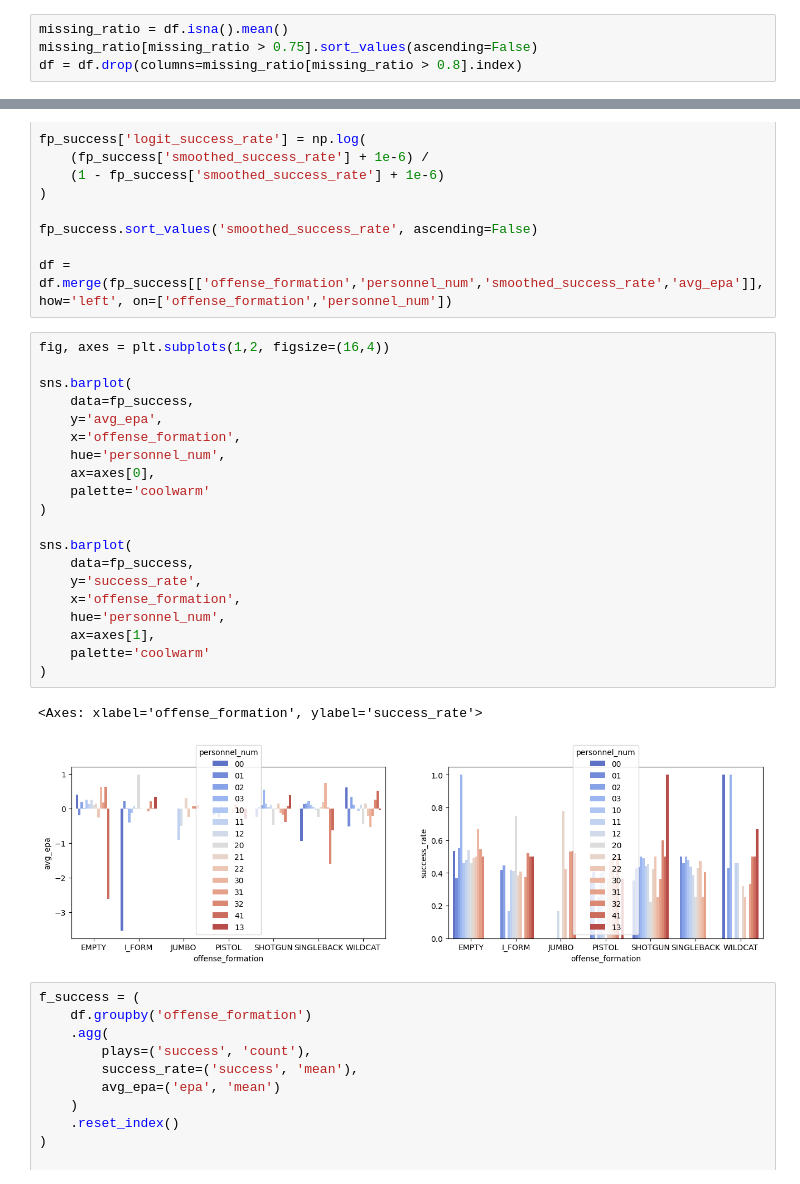
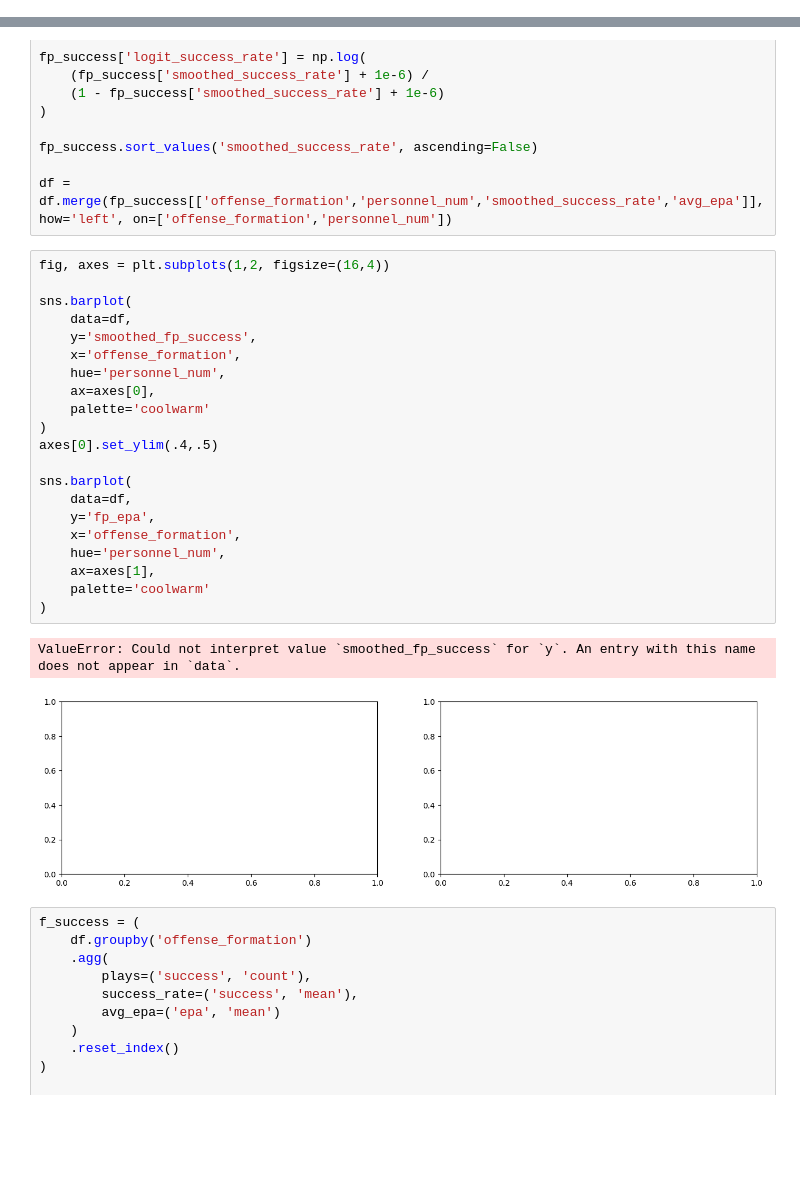
Before and after one commit to colin-seiler/NFL_SuccessWatch, a Jupyter notebook: notebooks/eda3.ipynb, the cells around one changed output, grey strips where cells are left out. Cells and saved outputs as stored; diff of their text form; blank space fills up the shorter version.

```diff
--- a/notebooks/eda3.ipynb
+++ b/notebooks/eda3.ipynb
@@ -78,7 +78,3 @@ Column Names: ['nflverse_game_id', 'play_id', 'possession_team', 'offense_format
 5 rows × 389 columns
 # %%
 df = remove_plays(fb_df)
-# %%
-missing_ratio = df.isna().mean()
-missing_ratio[missing_ratio > 0.75].sort_values(ascending=False)
-df = df.drop(columns=missing_ratio[missing_ratio > 0.8].index)
@@ -284,26 +265,27 @@ df = df.merge(fp_success[['offense_formation','personnel_num','smoothed_success_
 # %%
 fig, axes = plt.subplots(1,2, figsize=(16,4))
 
 sns.barplot(
-    data=fp_success,
-    y='avg_epa',
+    data=df,
+    y='smoothed_fp_success',
     x='offense_formation',
     hue='personnel_num',
     ax=axes[0],
     palette='coolwarm'
 )
+axes[0].set_ylim(.4,.5)
 
 sns.barplot(
-    data=fp_success,
-    y='success_rate',
+    data=df,
+    y='fp_epa',
     x='offense_formation',
     hue='personnel_num',
     ax=axes[1],
     palette='coolwarm'
 )
 # %% [output]
-<Axes: xlabel='offense_formation', ylabel='success_rate'>
+ValueError: Could not interpret value `smoothed_fp_success` for `y`. An entry with this name does not appear in `data`.
-[figure, old version]
+[figure, new version]
 # %%
 f_success = (
     df.groupby('offense_formation')
```
Also changed, not shown: parts of 1 cell of this notebook.
